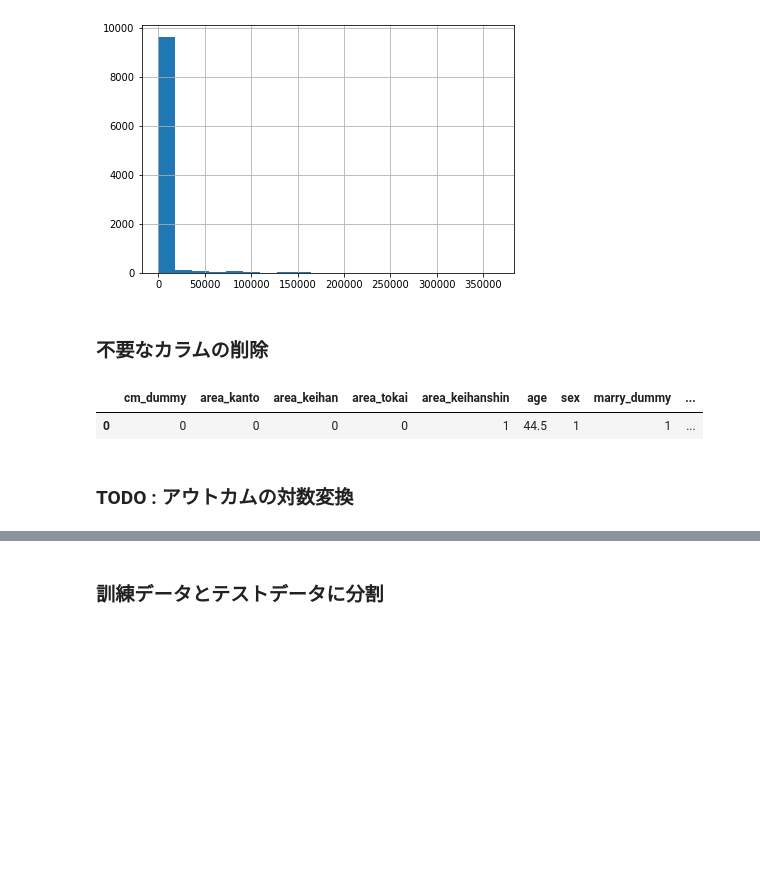
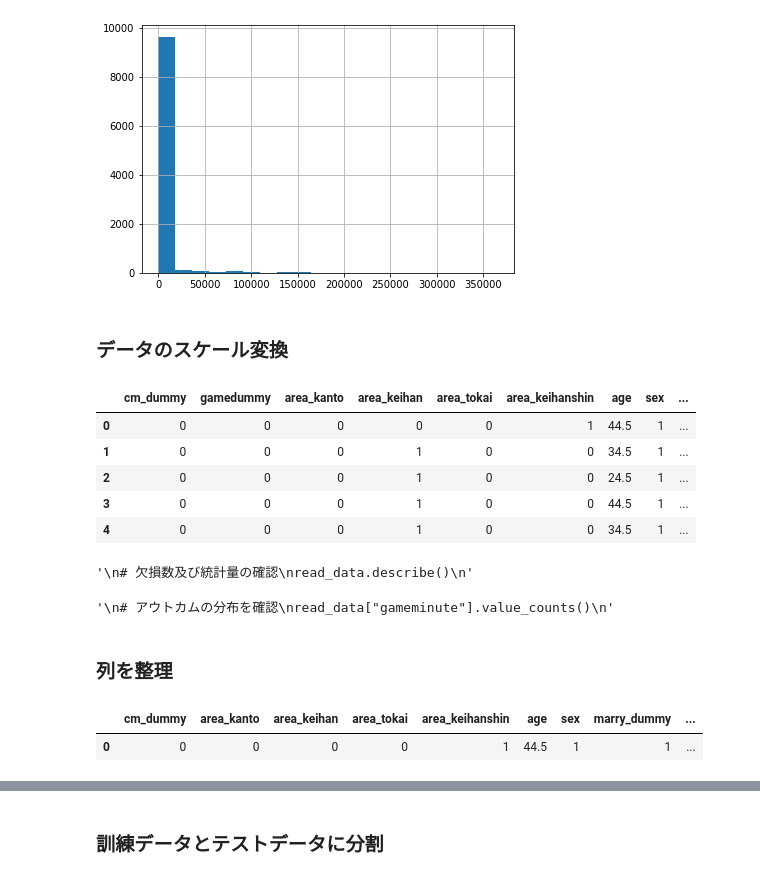
Before and after one commit to Itsuki-Hamano123/practice-casualeffect, a Jupyter notebook: econml/cm_causality.ipynb, the cells around one changed output, grey strips where cells are left out. Saved outputs shown, nothing was run; the diff lists cells and outputs as text; code cells hidden in the pictures; blank space fills up the shorter version.

```diff
--- a/econml/cm_causality.ipynb
+++ b/econml/cm_causality.ipynb
@@ -84,5 +86,36 @@ plt.show()
 # %% [output]
 [figure]
 # %% [markdown]
-### 不要なカラムの削除
+### データのスケール変換
+# %%
+# してもしなくても結果はさほど変わらない
+"""
+convert_minute = lambda x : x / 60
+read_data["TVwatch_day_min"] = read_data["TVwatch_day"].map(convert_minute)
+read_data["gameminute"] = read_data["gamesecond"].map(convert_minute)
+read_data.head()
+"""
+# %% [output]
+|  | cm_dummy | gamedummy | area_kanto | area_keihan | area_tokai | area_keihanshin | age | sex | ... |
+| 0 | 0 | 0 | 0 | 0 | 0 | 1 | 44.5 | 1 | ... |
+| 1 | 0 | 0 | 0 | 1 | 0 | 0 | 34.5 | 1 | ... |
+| 2 | 0 | 0 | 0 | 1 | 0 | 0 | 24.5 | 1 | ... |
+| 3 | 0 | 0 | 0 | 1 | 0 | 0 | 44.5 | 1 | ... |
+| 4 | 0 | 0 | 0 | 1 | 0 | 0 | 34.5 | 1 | ... |
+# %%
+"""
+# 欠損数及び統計量の確認
+read_data.describe()
+"""
+# %% [output]
+'\n# 欠損数及び統計量の確認\nread_data.describe()\n'
+# %%
+"""
+# アウトカムの分布を確認
+read_data["gameminute"].value_counts()
+"""
+# %% [output]
+'\n# アウトカムの分布を確認\nread_data["gameminute"].value_counts()\n'
+# %% [markdown]
+### 列を整理
 # %%
@@ -92,5 +125,3 @@ analysis_data.head(1)
 # %% [output]
 |  | cm_dummy | area_kanto | area_keihan | area_tokai | area_keihanshin | age | sex | marry_dummy | ... |
 | 0 | 0 | 0 | 0 | 0 | 1 | 44.5 | 1 | 1 | ... |
-# %% [markdown]
-### TODO : アウトカムの対数変換
```
Also changed, not shown: parts of 24 cells of this notebook.
